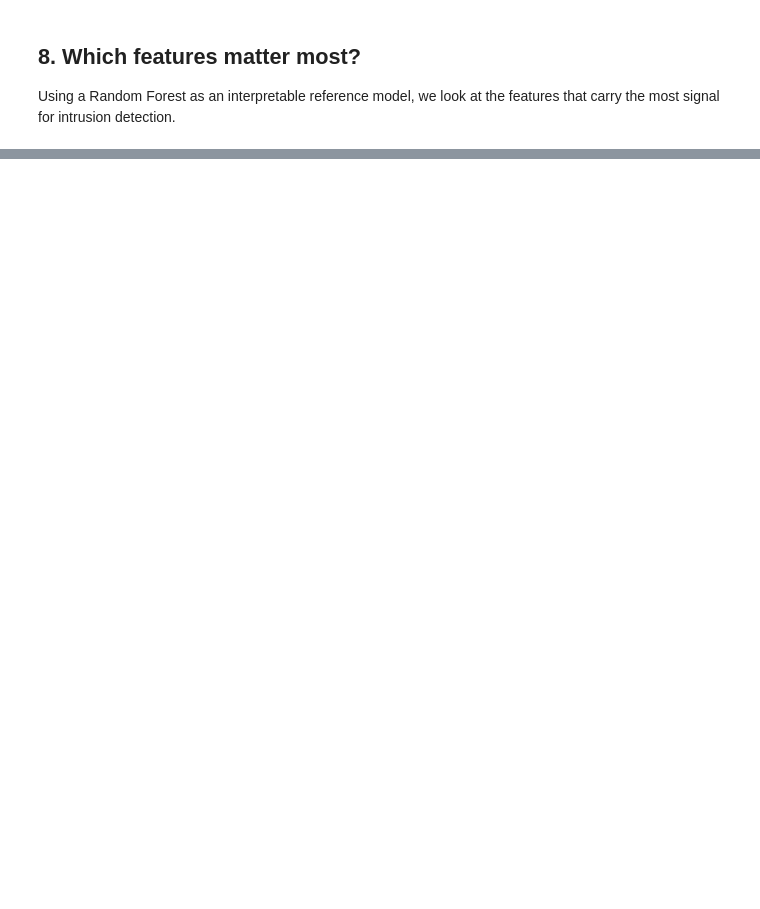
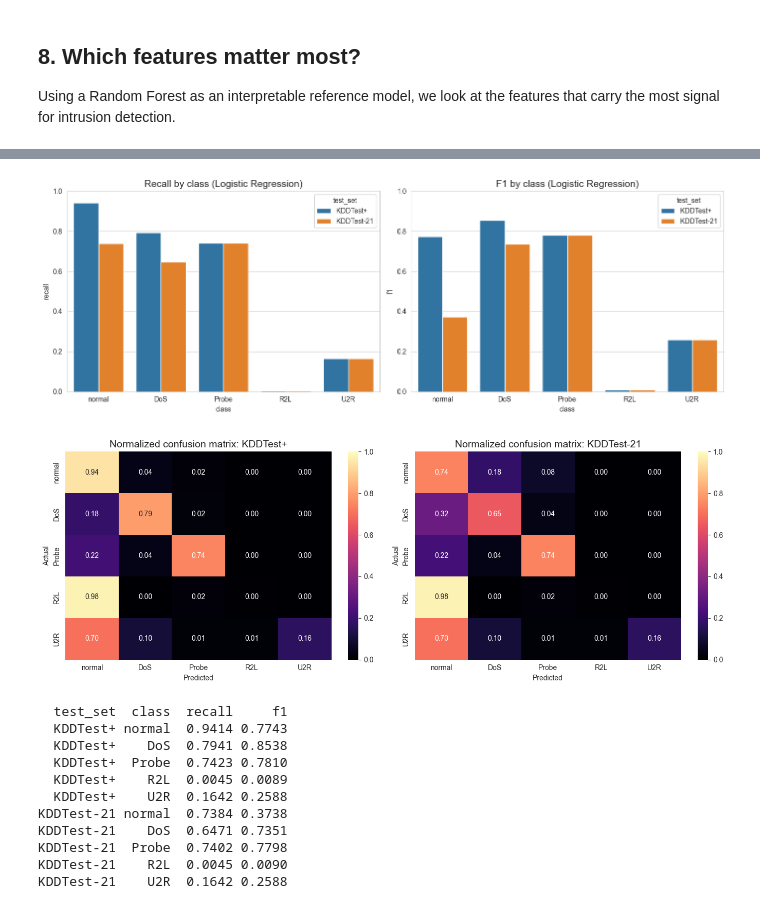
Before and after one commit to DoddiNavadeepReddy/Hackthon_NERD1, a Jupyter notebook: network-intrusion-detection-with-ml-nsl-kdd.ipynb, the cells around one changed output, grey strips where cells are left out. Cells and saved outputs as stored; diff of their text form; code cells hidden in the pictures; blank space fills up the shorter version.

Commit message:
WIP: add imbalance experiments, model comparison, per-class analysis and SHAP

```diff
--- a/network-intrusion-detection-with-ml-nsl-kdd.ipynb
+++ b/network-intrusion-detection-with-ml-nsl-kdd.ipynb
@@ -341,0 +451,42 @@ in the comments.* — **Piyush Kumar**
+# %%
+from sklearn.metrics import classification_report
+
+analysis_rows = []
+analysis_predictions = {}
+for split_name, X_eval, df in (("KDDTest+", X_test, test), ("KDDTest-21", X_test_harder, test_harder)):
+    pred = predict_categories(best_model_name, best_model, X_eval)
+    analysis_predictions[split_name] = pred
+    report = classification_report(df["category"], pred, labels=["normal", "DoS", "Probe", "R2L", "U2R"], output_dict=True, zero_division=0)
+    for cls in ["normal", "DoS", "Probe", "R2L", "U2R"]:
+        analysis_rows.append({"test_set": split_name, "class": cls, "recall": report[cls]["recall"], "f1": report[cls]["f1-score"]})
+per_class_results = pd.DataFrame(analysis_rows)
+fig, axes = plt.subplots(1, 2, figsize=(14, 5))
+sns.barplot(data=per_class_results, x="class", y="recall", hue="test_set", ax=axes[0])
+axes[0].set_title(f"Recall by class ({best_model_name})"); axes[0].set_ylim(0, 1)
+sns.barplot(data=per_class_results, x="class", y="f1", hue="test_set", ax=axes[1])
+axes[1].set_title(f"F1 by class ({best_model_name})"); axes[1].set_ylim(0, 1)
+plt.tight_layout(); plt.show()
+
+fig, axes = plt.subplots(1, 2, figsize=(14, 5))
+for ax, (split_name, df) in zip(axes, (("KDDTest+", test), ("KDDTest-21", test_harder))):
+    cm = confusion_matrix(df["category"], analysis_predictions[split_name], labels=["normal", "DoS", "Probe", "R2L", "U2R"], normalize="true")
+    sns.heatmap(cm, annot=True, fmt=".2f", cmap="magma", vmin=0, vmax=1,
+                xticklabels=["normal", "DoS", "Probe", "R2L", "U2R"], yticklabels=["normal", "DoS", "Probe", "R2L", "U2R"], ax=ax)
+    ax.set_title(f"Normalized confusion matrix: {split_name}")
+    ax.set_xlabel("Predicted"); ax.set_ylabel("Actual")
+plt.tight_layout(); plt.show()
+print(per_class_results.round(4).to_string(index=False))
+# %% [output]
+[figure, added]
+[figure, added]
+  test_set  class  recall     f1
+  KDDTest+ normal  0.9414 0.7743
+  KDDTest+    DoS  0.7941 0.8538
+  KDDTest+  Probe  0.7423 0.7810
+  KDDTest+    R2L  0.0045 0.0089
+  KDDTest+    U2R  0.1642 0.2588
+KDDTest-21 normal  0.7384 0.3738
+KDDTest-21    DoS  0.6471 0.7351
+KDDTest-21  Probe  0.7402 0.7798
+KDDTest-21    R2L  0.0045 0.0090
+KDDTest-21    U2R  0.1642 0.2588
```
Also changed, not shown: parts of 29 cells of this notebook, 1 other file.
